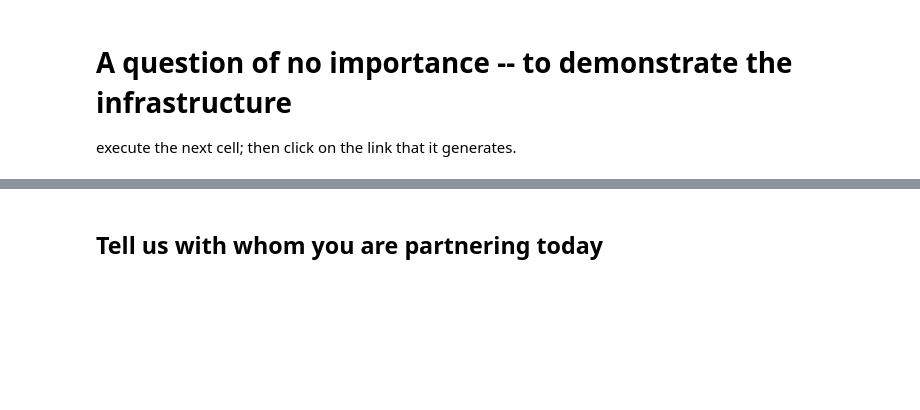
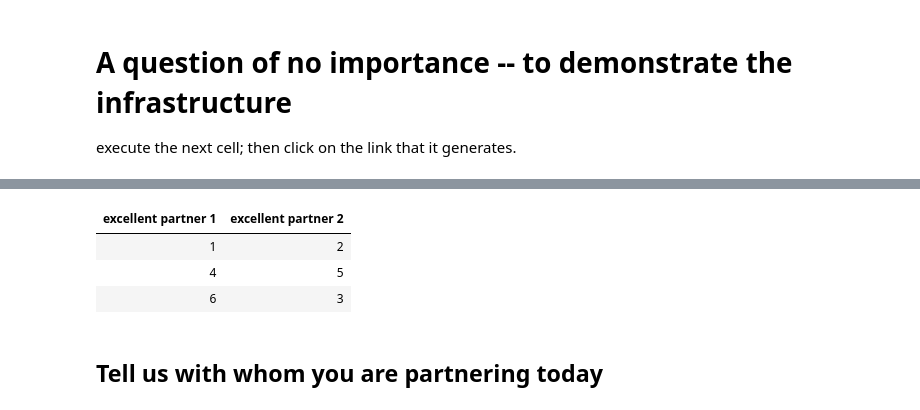
Before and after one commit to carlmason/demog88, a Jupyter notebook: PopulationGrowth1ready.ipynb, the cells around one changed output, grey strips where cells are left out. Cells and saved outputs as stored; diff of their text form; code cells hidden in the pictures; blank space fills up the shorter version.

```diff
--- a/PopulationGrowth1ready.ipynb
+++ b/PopulationGrowth1ready.ipynb
@@ -59,6 +57,20 @@ execute the next cell; then click on the link that it generates.
 cquiz('question0')
 # %% [output]
 [interactive output not drawn]
+# %%
+import random
+n=6  # must be an even number round down
+ids=random.sample(range(1,n+1),n)
+n2=int(n/2)
+n2
+len(ids[:n2])
+len(ids[n2:])
+Table().with_columns('excellent partner 1',ids[:n2],'excellent partner 2',ids[n2:]).show()
+# %% [output]
+| excellent partner 1 | excellent partner 2 |
+| 1 | 2 |
+| 4 | 5 |
+| 6 | 3 |
 # %% [markdown]
 ## Tell us with whom you are partnering today
 # %%
```
Also changed, not shown: parts of 1 cell of this notebook.
